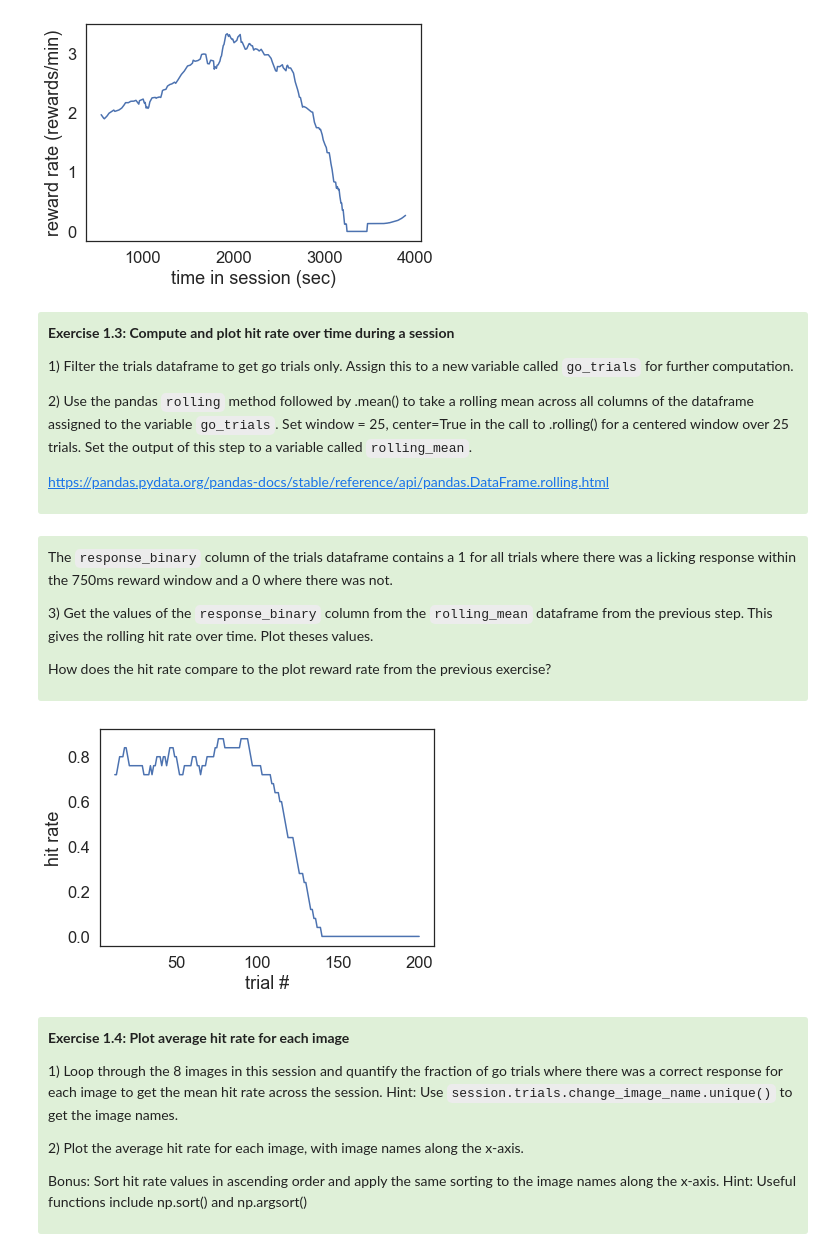
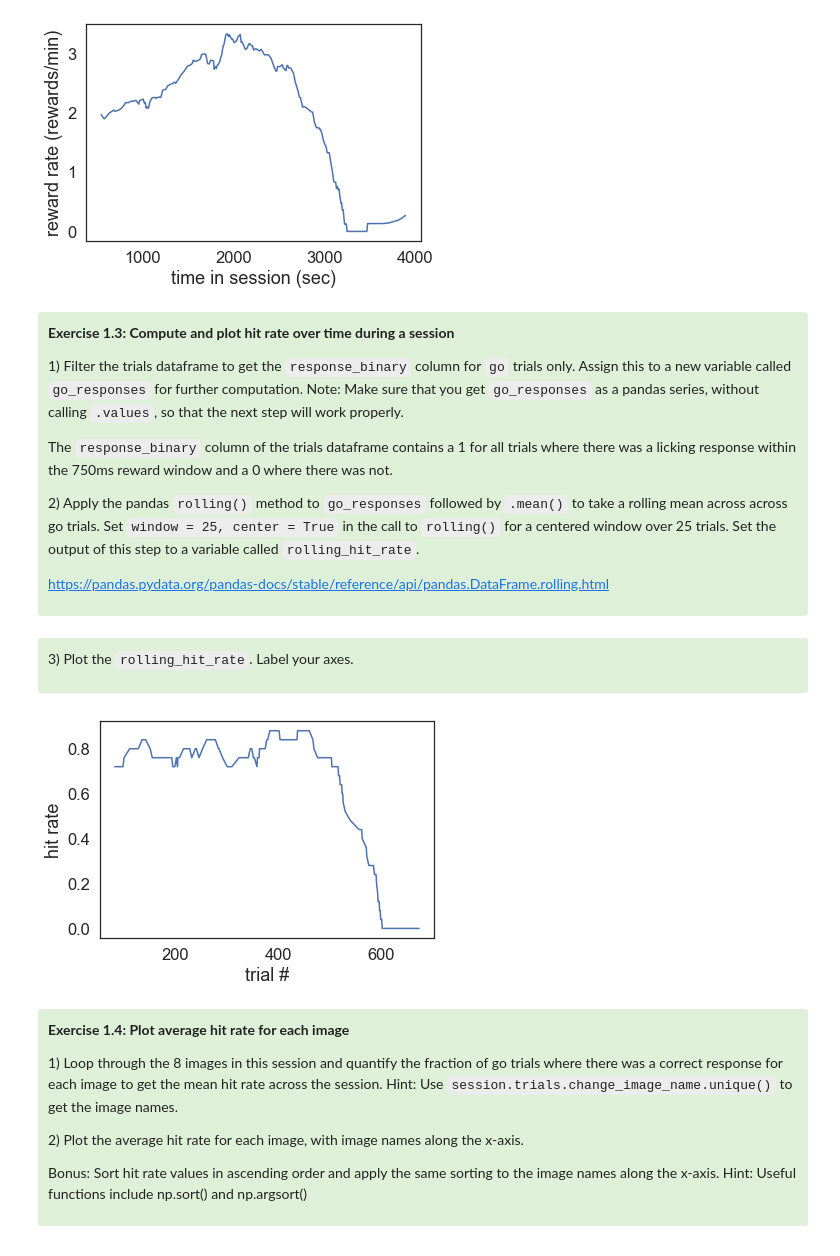
Before and after one commit to AllenInstitute/SWDB_2019, a Jupyter notebook: DynamicBrain/VisualBehavior_Exercises_Solutions.ipynb, the cells around one changed output. Saved outputs shown, nothing was run; the diff lists cells and outputs as text; code cells hidden in the pictures.

Commit message:
fix rolling use

```diff
--- a/DynamicBrain/VisualBehavior_Exercises_Solutions.ipynb
+++ b/DynamicBrain/VisualBehavior_Exercises_Solutions.ipynb
@@ -131,32 +132,30 @@ plt.ylabel('reward rate (rewards/min)');
 <div style="background: #DFF0D8; border-radius: 3px; padding: 10px;">
 <p><b>Exercise 1.3: Compute and plot hit rate over time during a session</b>
 
-<p> 1) Filter the trials dataframe to get go trials only. Assign this to a new variable called <code>go_trials</code> for further computation.
+<p> 1) Filter the trials dataframe to get the <code>response_binary</code> column for <code>go</code> trials only. Assign this to a new variable called <code>go_responses</code> for further computation. Note: Make sure that you get <code>go_responses</code> as a pandas series, without calling <code>.values</code>, so that the next step will work properly.
 
-<p> 2) Use the pandas <code>rolling</code> method followed by .mean() to take a rolling mean across all columns of the dataframe assigned to the variable <code>go_trials</code>. Set window = 25, center=True in the call to .rolling() for a centered window over 25 trials. Set the output of this step to a variable called <code>rolling_mean</code>.
+<p> The <code>response_binary</code> column of the trials dataframe contains a 1 for all trials where there was a licking response within the 750ms reward window and a 0 where there was not.
+
+<p> 2) Apply the pandas <code>rolling()</code> method to <code>go_responses</code> followed by <code>.mean()</code> to take a rolling mean across across go trials. Set <code>window = 25, center = True</code> in the call to <code>rolling()</code> for a centered window over 25 trials. Set the output of this step to a variable called <code>rolling_hit_rate</code>.
 
 https://pandas.pydata.org/pandas-docs/stable/reference/api/pandas.DataFrame.rolling.html
 
 </div>
 # %%
-go_trials = trials[trials['go']==True]
-rolling_mean = go_trials.rolling(window=25, center=True).mean()
+go_responses = trials[trials['go']==True].response_binary
+rolling_hit_rate = go_responses.rolling(window=25, center=True).mean()
-# %% [markdown]
-<div style="background: #DFF0D8; border-radius: 3px; padding: 10px;">
-
-<p> The <code>response_binary</code> column of the trials dataframe contains a 1 for all trials where there was a licking response within the 750ms reward window and a 0 where there was not.
-
-<p> 3) Get the values of the <code>response_binary</code> column from the <code>rolling_mean</code> dataframe from the previous step. This gives the rolling hit rate over time. Plot theses values.
-
-<p> How does the hit rate compare to the plot reward rate from the previous exercise?
-
-</div>
+# %% [markdown]
+<div style="background: #DFF0D8; border-radius: 3px; padding: 10px;">
+
+<p> 3) Plot the <code>rolling_hit_rate</code>. Label your axes.
+
+</div>
 # %%
-plt.plot(rolling_mean.response_binary.values)
+plt.plot(rolling_hit_rate)
 plt.xlabel('trial #')
 plt.ylabel('hit rate');
 # %% [output]
-[figure, old version]
+[figure, new version]
 # %% [markdown]
 <div style="background: #DFF0D8; border-radius: 3px; padding: 10px;">
 <p><b>Exercise 1.4: Plot average hit rate for each image</b>
```
Also changed, not shown: parts of 2 cells of this notebook, 1 other file.
